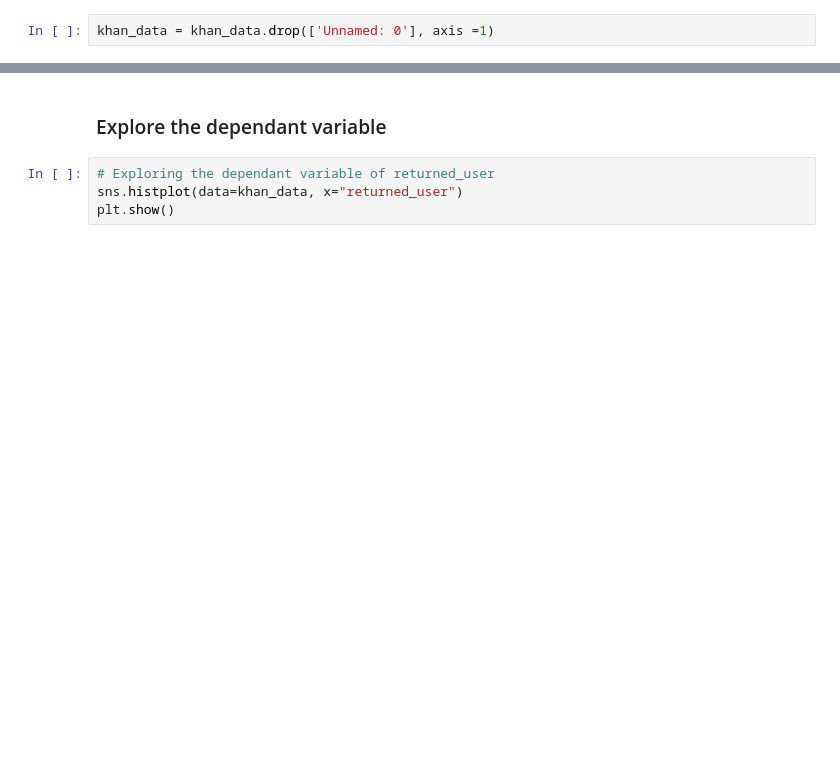
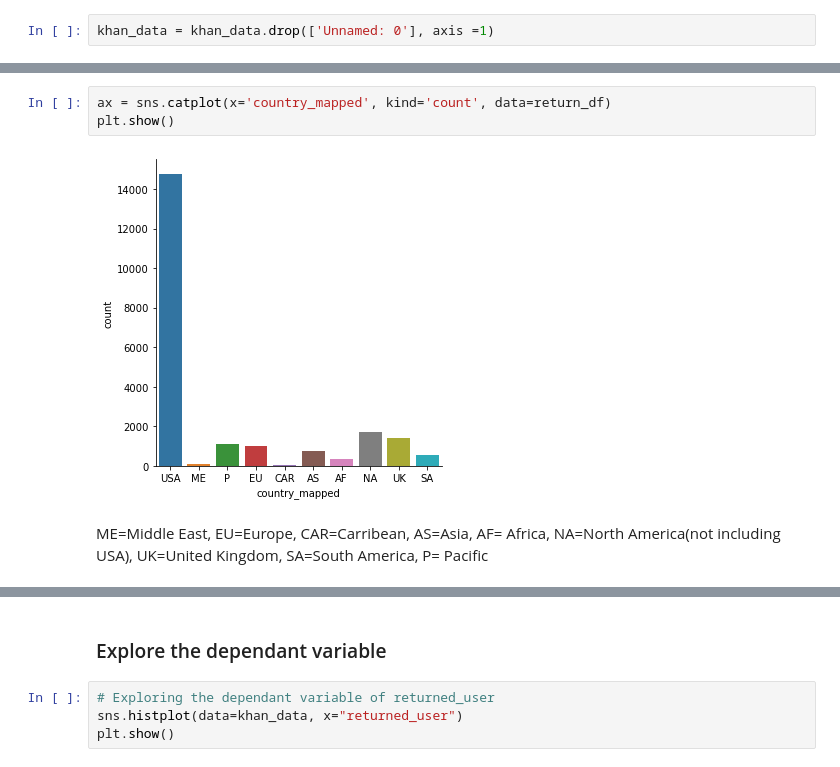
Before and after one commit to ni-mark/Khan_Academy_User_Retention_Behavior_Analysis, a Jupyter notebook: Khan Academy Behavior Analysis/EDA Khan Academy.ipynb, the cells around one changed output, grey strips where cells are left out. Saved outputs shown, nothing was run; the diff lists cells and outputs as text; blank space fills up the shorter version.

```diff
--- a/Khan Academy Behavior Analysis/EDA Khan Academy.ipynb
+++ b/Khan Academy Behavior Analysis/EDA Khan Academy.ipynb
@@ -60,0 +199,8 @@ There are: 19 columns.
+# %%
+ax = sns.catplot(x='country_mapped', kind='count', data=return_df)
+plt.show()
+# %% [output]
+[figure, added]
+# %% [markdown]
+ME=Middle East, EU=Europe, CAR=Carribean, AS=Asia, AF= Africa, NA=North America(not including USA),
+UK=United Kingdom, SA=South America, P= Pacific
```
Also changed, not shown: parts of 60 cells of this notebook, 3 other files.
